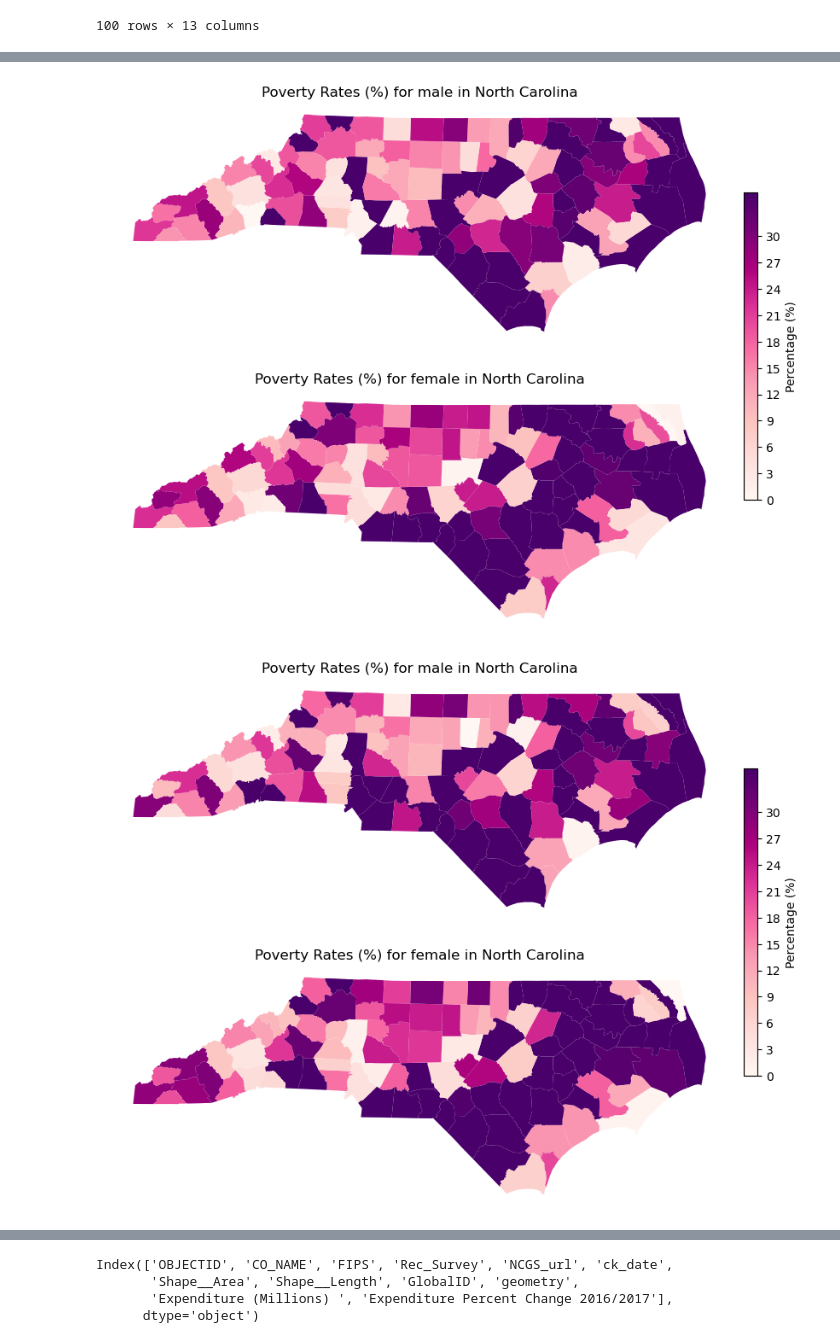
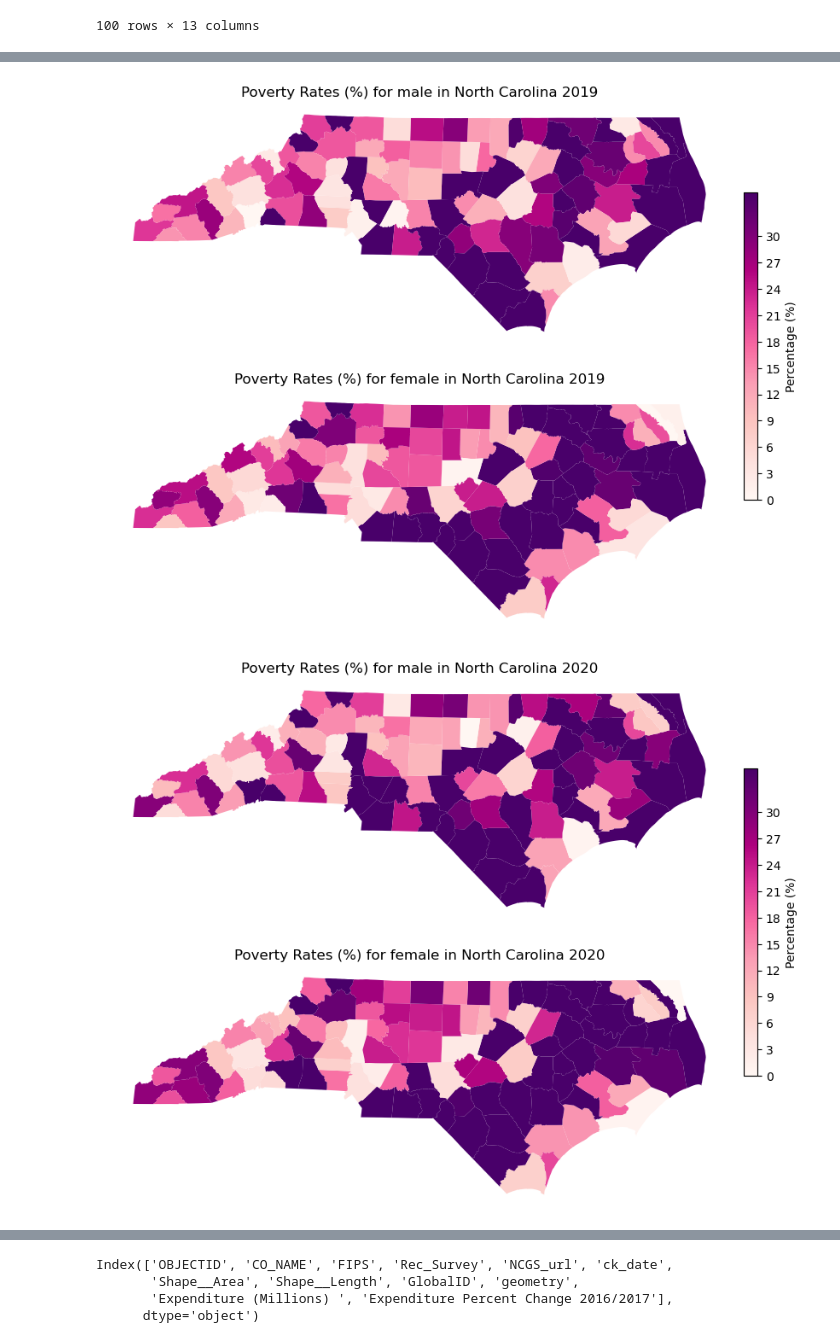
Before and after one commit to ajrossprtm/finalprojectGIS495, a Jupyter notebook: attempt2.ipynb, the cells around one changed output, grey strips where cells are left out. Cells and saved outputs as stored; diff of their text form; code cells hidden in the pictures.

```diff
--- a/attempt2.ipynb
+++ b/attempt2.ipynb
@@ -302,7 +315,7 @@ num_levels= 100
 fig, axes = plt.subplots(nrows=2, ncols=1,figsize = (16, 8))
 for index,ax in enumerate(axes.flat):
     im = plot_2016.plot(column = sex_cols[index], ax = ax, cmap = "RdPu", vmin=0, vmax=50)
-    im.set_title(f'Poverty Rates (%) for {sex_cols[index]} in North Carolina', fontdict = {'fontsize': '12', 'fontweight' : '2'})
+    im.set_title(f'Poverty Rates (%) for {sex_cols[index]} in North Carolina 2016', fontdict = {'fontsize': '12', 'fontweight' : '2'})
     im.set_axis_off()
 
 cax = fig.add_axes([0.75, 0.3, 0.01, 0.45])
@@ -316,7 +329,7 @@ num_levels= 100
 fig, axes = plt.subplots(nrows=2, ncols=1,figsize = (16, 8))
 for index,ax in enumerate(axes.flat):
     im = plot_2017.plot(column = sex_cols[index], ax = ax, cmap = "RdPu", vmin=0, vmax=50)
-    im.set_title(f'Poverty Rates (%) for {sex_cols[index]} in North Carolina', fontdict = {'fontsize': '12', 'fontweight' : '2'})
+    im.set_title(f'Poverty Rates (%) for {sex_cols[index]} in North Carolina 2017', fontdict = {'fontsize': '12', 'fontweight' : '2'})
     im.set_axis_off()
 
 cax = fig.add_axes([0.75, 0.3, 0.01, 0.45])
@@ -330,7 +343,7 @@ num_levels= 100
 fig, axes = plt.subplots(nrows=2, ncols=1,figsize = (16, 8))
 for index,ax in enumerate(axes.flat):
     im = plot_2018.plot(column = sex_cols[index], ax = ax, cmap = "RdPu", vmin=0, vmax=50)
-    im.set_title(f'Poverty Rates (%) for {sex_cols[index]} in North Carolina', fontdict = {'fontsize': '12', 'fontweight' : '2'})
+    im.set_title(f'Poverty Rates (%) for {sex_cols[index]} in North Carolina 2018', fontdict = {'fontsize': '12', 'fontweight' : '2'})
     im.set_axis_off()
 
 cax = fig.add_axes([0.75, 0.3, 0.01, 0.45])
@@ -344,7 +357,7 @@ num_levels= 100
 fig, axes = plt.subplots(nrows=2, ncols=1,figsize = (16, 8))
 for index,ax in enumerate(axes.flat):
     im = plot_2019.plot(column = sex_cols[index], ax = ax, cmap = "RdPu", vmin=0, vmax=50)
-    im.set_title(f'Poverty Rates (%) for {sex_cols[index]} in North Carolina', fontdict = {'fontsize': '12', 'fontweight' : '2'})
+    im.set_title(f'Poverty Rates (%) for {sex_cols[index]} in North Carolina 2019', fontdict = {'fontsize': '12', 'fontweight' : '2'})
     im.set_axis_off()
 
 cax = fig.add_axes([0.75, 0.3, 0.01, 0.45])
@@ -352,21 +365,21 @@ sm = plt.cm.ScalarMappable(cmap="RdPu", norm=plt.Normalize(vmin=0, vmax=35))
 cbar = fig.colorbar(sm, cax=cax, ticks=[i for i in range(0, 31, 3)])
 cbar.set_label('Percentage (%)')
 # %% [output]
-[figure, old version]
+[figure, new version]
 # %%
 num_levels= 100
 fig, axes = plt.subplots(nrows=2, ncols=1,figsize = (16, 8))
 for index,ax in enumerate(axes.flat):
     im = plot_2020.plot(column = sex_cols[index], ax = ax, cmap = "RdPu", vmin=0, vmax=50)
-    im.set_title(f'Poverty Rates (%) for {sex_cols[index]} in North Carolina', fontdict = {'fontsize': '12', 'fontweight' : '2'})
+    im.set_title(f'Poverty Rates (%) for {sex_cols[index]} in North Carolina 2020', fontdict = {'fontsize': '12', 'fontweight' : '2'})
     im.set_axis_off()
 
 cax = fig.add_axes([0.75, 0.3, 0.01, 0.45])
 sm = plt.cm.ScalarMappable(cmap="RdPu", norm=plt.Normalize(vmin=0, vmax=35))
 cbar = fig.colorbar(sm, cax=cax, ticks=[i for i in range(0, 31, 3)])
 cbar.set_label('Percentage (%)')
 # %% [output]
-[figure, old version]
+[figure, new version]
 # %%
 num_levels= 100
 fig, axes = plt.subplots(nrows=2, ncols=1,figsize = (16, 8))
```
Also changed, not shown: parts of 22 cells of this notebook.
